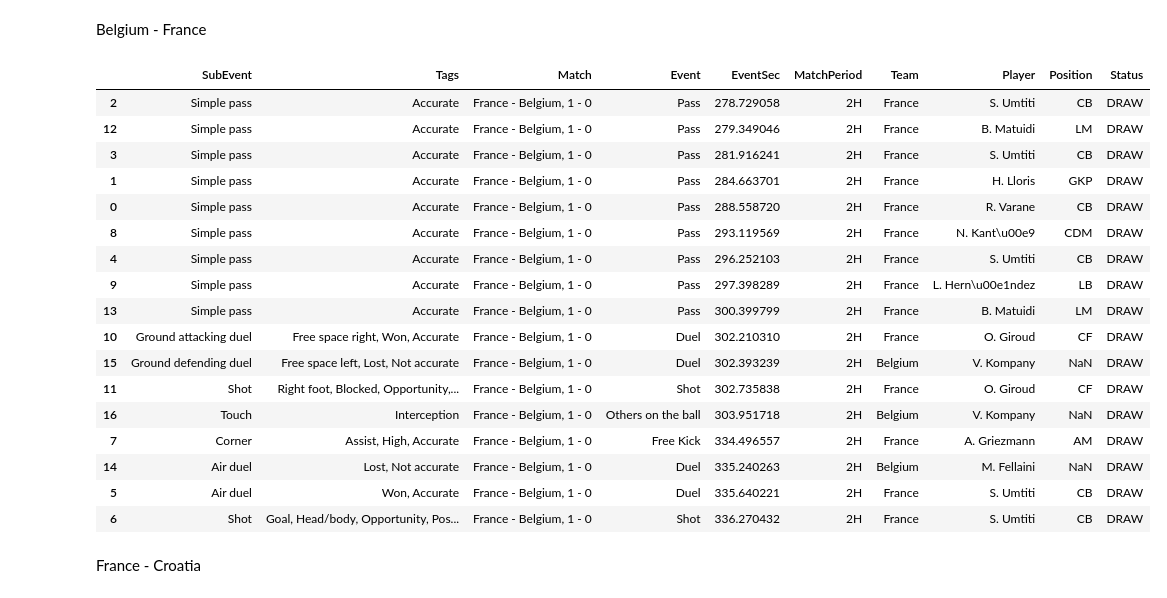
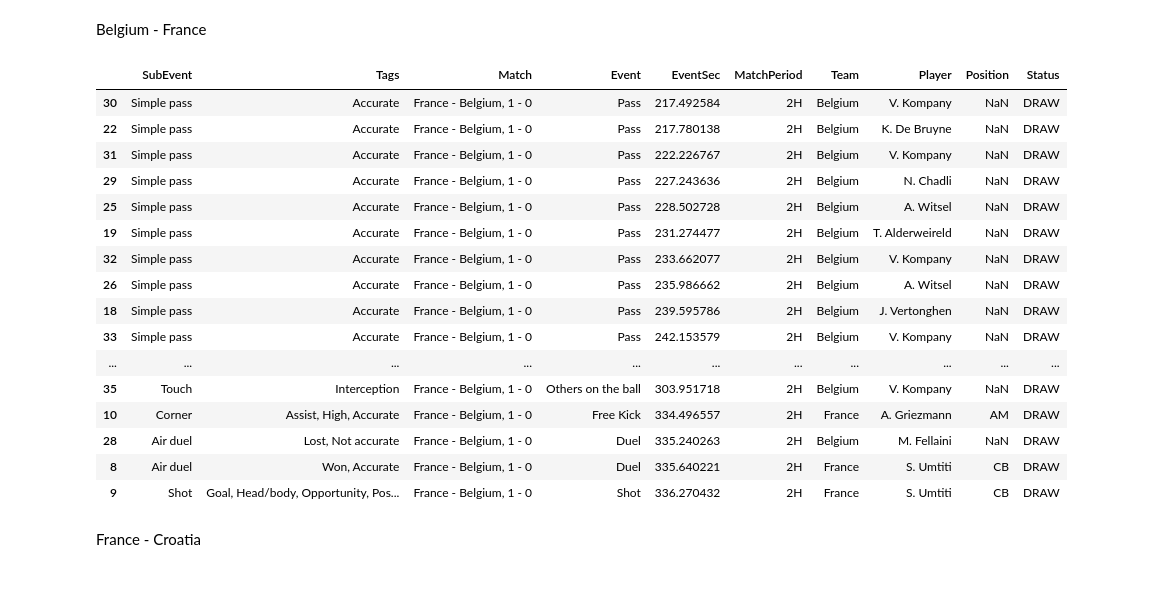
Before and after one commit to MrSachin7/ProcessMiningProject, a Jupyter notebook: Data_preparation/index.ipynb, the cells around one changed output. Saved outputs shown, nothing was run; the diff lists cells and outputs as text; code cells hidden in the pictures.

```diff
--- a/Data_preparation/index.ipynb
+++ b/Data_preparation/index.ipynb
@@ -472,27 +472,26 @@ events_uruguay_france = events_uruguay[events_uruguay['Team'] == 'France']
 # %% [markdown]
 Belgium - France
 # %%
-events_belgium = events_before_goal_by_minutes(data, 'Belgium', minutes=1)
+events_belgium = events_before_goal_by_minutes(data, 'Belgium', minutes=2)
 events_belgium
 # %% [output]
 |  | SubEvent | Tags | Match | Event | EventSec | MatchPeriod | Team | Player | Position | Status |
-| 2 | Simple pass | Accurate | France - Belgium, 1 - 0 | Pass | 278.729058 | 2H | France | S. Umtiti | CB | DRAW |
-| 12 | Simple pass | Accurate | France - Belgium, 1 - 0 | Pass | 279.349046 | 2H | France | B. Matuidi | LM | DRAW |
-| 3 | Simple pass | Accurate | France - Belgium, 1 - 0 | Pass | 281.916241 | 2H | France | S. Umtiti | CB | DRAW |
-| 1 | Simple pass | Accurate | France - Belgium, 1 - 0 | Pass | 284.663701 | 2H | France | H. Lloris | GKP | DRAW |
-| 0 | Simple pass | Accurate | France - Belgium, 1 - 0 | Pass | 288.558720 | 2H | France | R. Varane | CB | DRAW |
-| 8 | Simple pass | Accurate | France - Belgium, 1 - 0 | Pass | 293.119569 | 2H | France | N. Kant\u00e9 | CDM | DRAW |
-| 4 | Simple pass | Accurate | France - Belgium, 1 - 0 | Pass | 296.252103 | 2H | France | S. Umtiti | CB | DRAW |
-| 9 | Simple pass | Accurate | France - Belgium, 1 - 0 | Pass | 297.398289 | 2H | France | L. Hern\u00e1ndez | LB | DRAW |
-| 13 | Simple pass | Accurate | France - Belgium, 1 - 0 | Pass | 300.399799 | 2H | France | B. Matuidi | LM | DRAW |
-| 10 | Ground attacking duel | Free space right, Won, Accurate | France - Belgium, 1 - 0 | Duel | 302.210310 | 2H | France | O. Giroud | CF | DRAW |
-| 15 | Ground defending duel | Free space left, Lost, Not accurate | France - Belgium, 1 - 0 | Duel | 302.393239 | 2H | Belgium | V. Kompany | NaN | DRAW |
-| 11 | Shot | Right foot, Blocked, Opportunity,... | France - Belgium, 1 - 0 | Shot | 302.735838 | 2H | France | O. Giroud | CF | DRAW |
-| 16 | Touch | Interception | France - Belgium, 1 - 0 | Others on the ball | 303.951718 | 2H | Belgium | V. Kompany | NaN | DRAW |
-| 7 | Corner | Assist, High, Accurate | France - Belgium, 1 - 0 | Free Kick | 334.496557 | 2H | France | A. Griezmann | AM | DRAW |
-| 14 | Air duel | Lost, Not accurate | France - Belgium, 1 - 0 | Duel | 335.240263 | 2H | Belgium | M. Fellaini | NaN | DRAW |
-| 5 | Air duel | Won, Accurate | France - Belgium, 1 - 0 | Duel | 335.640221 | 2H | France | S. Umtiti | CB | DRAW |
-| 6 | Shot | Goal, Head/body, Opportunity, Pos... | France - Belgium, 1 - 0 | Shot | 336.270432 | 2H | France | S. Umtiti | CB | DRAW |
+| 30 | Simple pass | Accurate | France - Belgium, 1 - 0 | Pass | 217.492584 | 2H | Belgium | V. Kompany | NaN | DRAW |
+| 22 | Simple pass | Accurate | France - Belgium, 1 - 0 | Pass | 217.780138 | 2H | Belgium | K. De Bruyne | NaN | DRAW |
+| 31 | Simple pass | Accurate | France - Belgium, 1 - 0 | Pass | 222.226767 | 2H | Belgium | V. Kompany | NaN | DRAW |
+| 29 | Simple pass | Accurate | France - Belgium, 1 - 0 | Pass | 227.243636 | 2H | Belgium | N. Chadli | NaN | DRAW |
+| 25 | Simple pass | Accurate | France - Belgium, 1 - 0 | Pass | 228.502728 | 2H | Belgium | A. Witsel | NaN | DRAW |
+| 19 | Simple pass | Accurate | France - Belgium, 1 - 0 | Pass | 231.274477 | 2H | Belgium | T. Alderweireld | NaN | DRAW |
+| 32 | Simple pass | Accurate | France - Belgium, 1 - 0 | Pass | 233.662077 | 2H | Belgium | V. Kompany | NaN | DRAW |
+| 26 | Simple pass | Accurate | France - Belgium, 1 - 0 | Pass | 235.986662 | 2H | Belgium | A. Witsel | NaN | DRAW |
+| 18 | Simple pass | Accurate | France - Belgium, 1 - 0 | Pass | 239.595786 | 2H | Belgium | J. Vertonghen | NaN | DRAW |
+| 33 | Simple pass | Accurate | France - Belgium, 1 - 0 | Pass | 242.153579 | 2H | Belgium | V. Kompany | NaN | DRAW |
+| ... | ... | ... | ... | ... | ... | ... | ... | ... | ... | ... |
+| 35 | Touch | Interception | France - Belgium, 1 - 0 | Others on the ball | 303.951718 | 2H | Belgium | V. Kompany | NaN | DRAW |
+| 10 | Corner | Assist, High, Accurate | France - Belgium, 1 - 0 | Free Kick | 334.496557 | 2H | France | A. Griezmann | AM | DRAW |
+| 28 | Air duel | Lost, Not accurate | France - Belgium, 1 - 0 | Duel | 335.240263 | 2H | Belgium | M. Fellaini | NaN | DRAW |
+| 8 | Air duel | Won, Accurate | France - Belgium, 1 - 0 | Duel | 335.640221 | 2H | France | S. Umtiti | CB | DRAW |
+| 9 | Shot | Goal, Head/body, Opportunity, Pos... | France - Belgium, 1 - 0 | Shot | 336.270432 | 2H | France | S. Umtiti | CB | DRAW |
 # %%
 events_belgium_france = events_belgium[events_belgium['Team'] == 'France']
 # %% [markdown]
```
Also changed, not shown: parts of 12 cells of this notebook, 15 other files.
